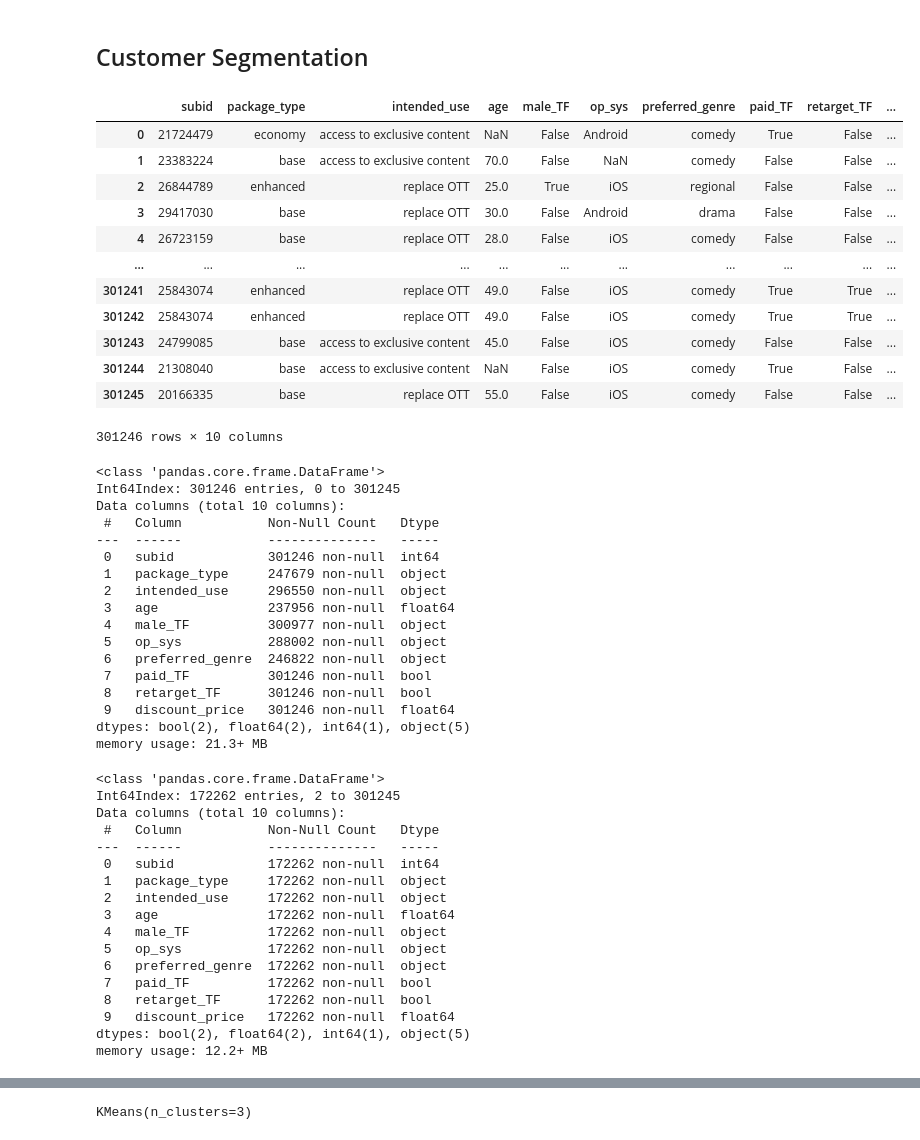
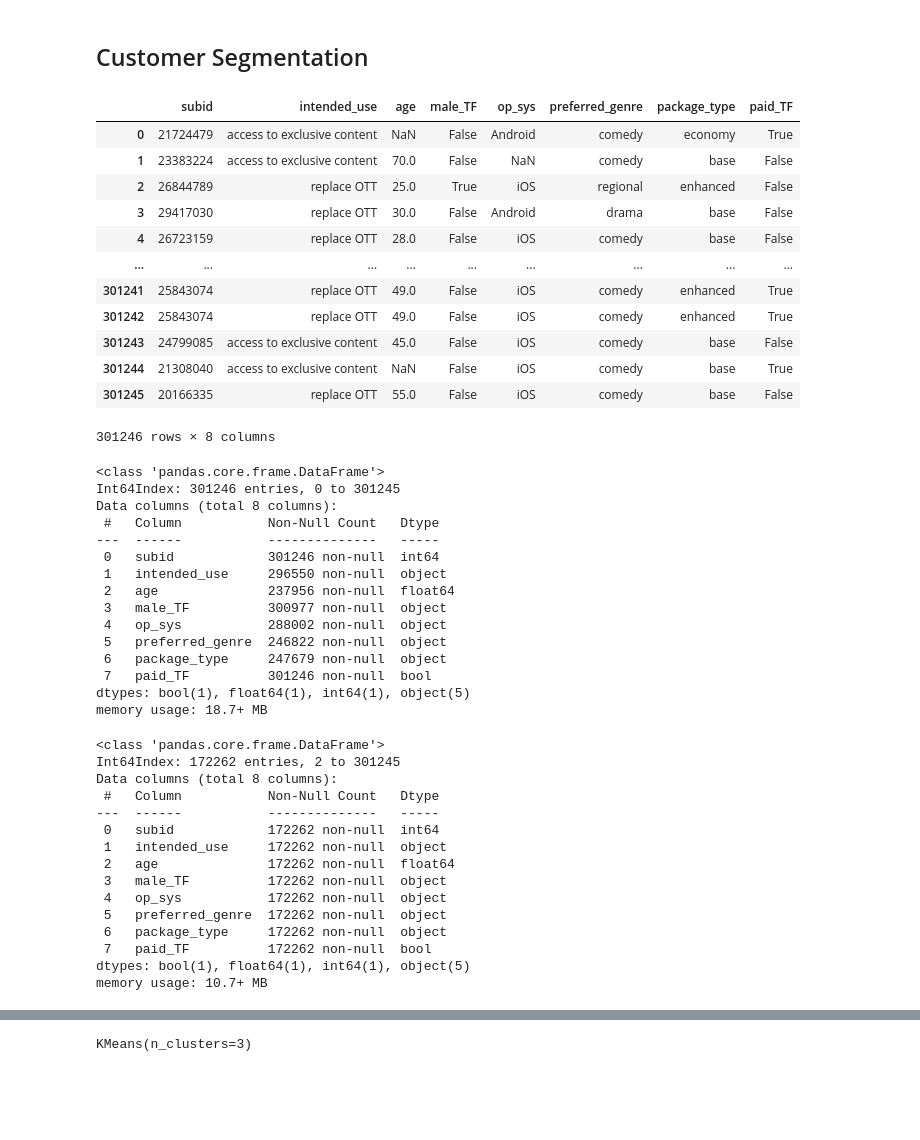
Before and after one commit to yuxouyan/MarketingAnalytics, a Jupyter notebook: Marketing Analysis Final Project - Abigail Ouyang.ipynb, the cells around one changed output, grey strips where cells are left out. Saved outputs shown, nothing was run; the diff lists cells and outputs as text; code cells hidden in the pictures; blank space fills up the shorter version.

```diff
--- a/Marketing Analysis Final Project - Abigail Ouyang.ipynb
+++ b/Marketing Analysis Final Project - Abigail Ouyang.ipynb
@@ -382,42 +377,40 @@ subs_csr_merge.head()
 subs_seg = subs_csr_merge
 # %%
 ## only keep columns with features i want for clustering
-subs_seg = subs_seg[['subid','package_type','intended_use','age','male_TF', 'op_sys', 'preferred_genre','paid_TF','retarget_TF','discount_price']]
+subs_seg = subs_seg[['subid','intended_use','age','male_TF', 'op_sys', 'preferred_genre','package_type','paid_TF']]
 subs_seg
 # %% [output]
-|  | subid | package_type | intended_use | age | male_TF | op_sys | preferred_genre | paid_TF | retarget_TF | ... |
-| 0 | 21724479 | economy | access to exclusive content | NaN | False | Android | comedy | True | False | ... |
-| 1 | 23383224 | base | access to exclusive content | 70.0 | False | NaN | comedy | False | False | ... |
-| 2 | 26844789 | enhanced | replace OTT | 25.0 | True | iOS | regional | False | False | ... |
-| 3 | 29417030 | base | replace OTT | 30.0 | False | Android | drama | False | False | ... |
-| 4 | 26723159 | base | replace OTT | 28.0 | False | iOS | comedy | False | False | ... |
-| ... | ... | ... | ... | ... | ... | ... | ... | ... | ... | ... |
-| 301241 | 25843074 | enhanced | replace OTT | 49.0 | False | iOS | comedy | True | True | ... |
-| 301242 | 25843074 | enhanced | replace OTT | 49.0 | False | iOS | comedy | True | True | ... |
-| 301243 | 24799085 | base | access to exclusive content | 45.0 | False | iOS | comedy | False | False | ... |
-| 301244 | 21308040 | base | access to exclusive content | NaN | False | iOS | comedy | True | False | ... |
-| 301245 | 20166335 | base | replace OTT | 55.0 | False | iOS | comedy | False | False | ... |
+|  | subid | intended_use | age | male_TF | op_sys | preferred_genre | package_type | paid_TF |
+| 0 | 21724479 | access to exclusive content | NaN | False | Android | comedy | economy | True |
+| 1 | 23383224 | access to exclusive content | 70.0 | False | NaN | comedy | base | False |
+| 2 | 26844789 | replace OTT | 25.0 | True | iOS | regional | enhanced | False |
+| 3 | 29417030 | replace OTT | 30.0 | False | Android | drama | base | False |
+| 4 | 26723159 | replace OTT | 28.0 | False | iOS | comedy | base | False |
+| ... | ... | ... | ... | ... | ... | ... | ... | ... |
+| 301241 | 25843074 | replace OTT | 49.0 | False | iOS | comedy | enhanced | True |
+| 301242 | 25843074 | replace OTT | 49.0 | False | iOS | comedy | enhanced | True |
+| 301243 | 24799085 | access to exclusive content | 45.0 | False | iOS | comedy | base | False |
+| 301244 | 21308040 | access to exclusive content | NaN | False | iOS | comedy | base | True |
+| 301245 | 20166335 | replace OTT | 55.0 | False | iOS | comedy | base | False |
-301246 rows × 10 columns
+301246 rows × 8 columns
 # %%
 subs_seg.info()
 # %% [output]
 <class 'pandas.core.frame.DataFrame'>
 Int64Index: 301246 entries, 0 to 301245
-Data columns (total 10 columns):
+Data columns (total 8 columns):
  #   Column           Non-Null Count   Dtype
 ---  ------           --------------   -----
  0   subid            301246 non-null  int64
- 1   package_type     247679 non-null  object
- 2   intended_use     296550 non-null  object
- 3   age              237956 non-null  float64
- 4   male_TF          300977 non-null  object
- 5   op_sys           288002 non-null  object
- 6   preferred_genre  246822 non-null  object
+ 1   intended_use     296550 non-null  object
+ 2   age              237956 non-null  float64
+ 3   male_TF          300977 non-null  object
+ 4   op_sys           288002 non-null  object
+ 5   preferred_genre  246822 non-null  object
+ 6   package_type     247679 non-null  object
  7   paid_TF          301246 non-null  bool
- 8   retarget_TF      301246 non-null  bool
- 9   discount_price   301246 non-null  float64
-dtypes: bool(2), float64(2), int64(1), object(5)
-memory usage: 21.3+ MB
+dtypes: bool(1), float64(1), int64(1), object(5)
+memory usage: 18.7+ MB
 # %%
 ## remove NAs
 #subs_seg = subs_seg.fillna(subs_set.mean())
@@ -428,21 +421,19 @@ subs_seg.info()
 # %% [output]
 <class 'pandas.core.frame.DataFrame'>
 Int64Index: 172262 entries, 2 to 301245
-Data columns (total 10 columns):
+Data columns (total 8 columns):
  #   Column           Non-Null Count   Dtype
 ---  ------           --------------   -----
  0   subid            172262 non-null  int64
- 1   package_type     172262 non-null  object
- 2   intended_use     172262 non-null  object
- 3   age              172262 non-null  float64
- 4   male_TF          172262 non-null  object
- 5   op_sys           172262 non-null  object
- 6   preferred_genre  172262 non-null  object
+ 1   intended_use     172262 non-null  object
+ 2   age              172262 non-null  float64
+ 3   male_TF          172262 non-null  object
+ 4   op_sys           172262 non-null  object
+ 5   preferred_genre  172262 non-null  object
+ 6   package_type     172262 non-null  object
  7   paid_TF          172262 non-null  bool
- 8   retarget_TF      172262 non-null  bool
- 9   discount_price   172262 non-null  float64
-dtypes: bool(2), float64(2), int64(1), object(5)
-memory usage: 12.2+ MB
+dtypes: bool(1), float64(1), int64(1), object(5)
+memory usage: 10.7+ MB
 # %%
 subs_seg.head()
 # %% [output]
```
Also changed, not shown: parts of 38 cells of this notebook.
